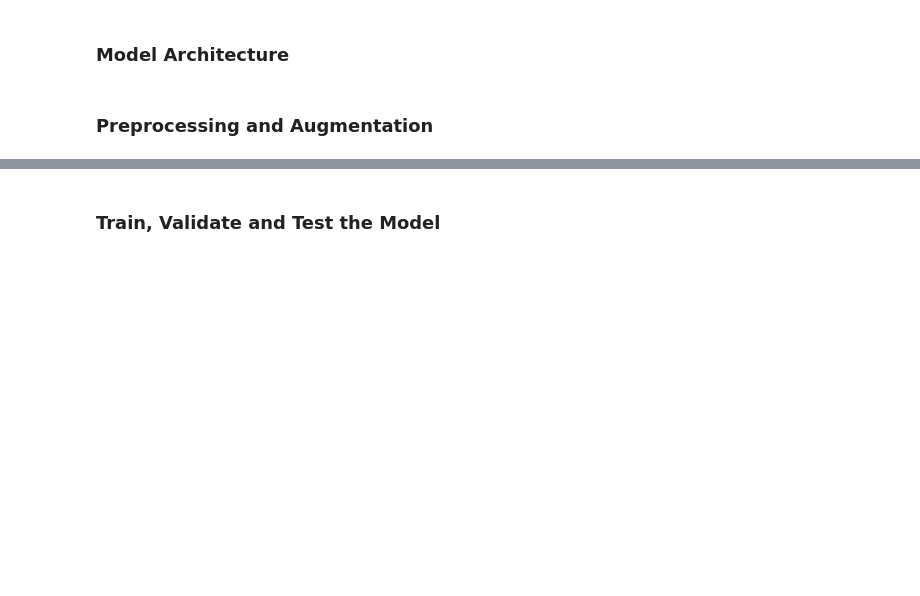
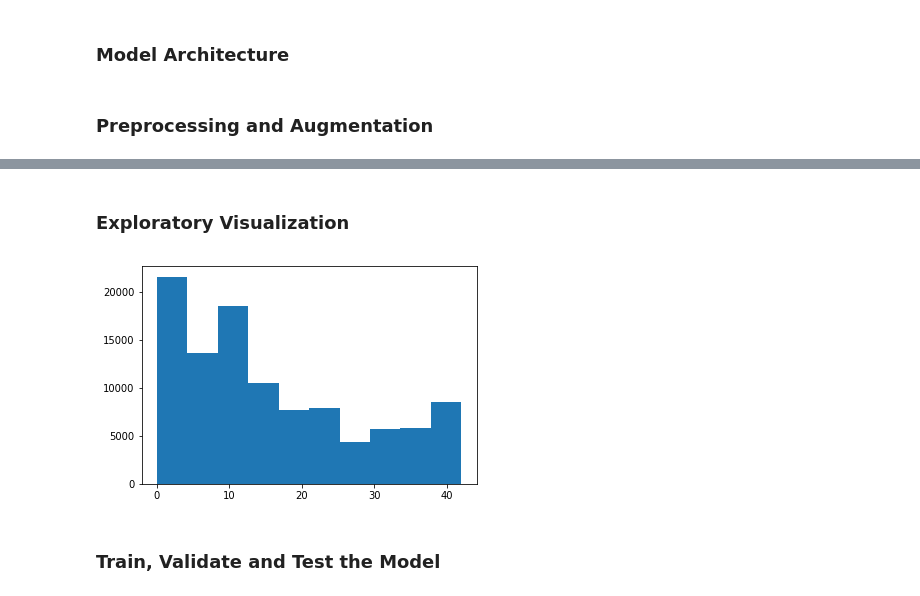
Before and after one commit to AhmedMYassin/Traffic-Sign-Classifier, a Jupyter notebook: Traffic_Sign_Classifier.ipynb, the cells around one changed output, grey strips where cells are left out. Drawn from its saved outputs; the diff is of its cells as text; code cells hidden in the pictures; blank space fills up the shorter version.

```diff
--- a/Traffic_Sign_Classifier.ipynb
+++ b/Traffic_Sign_Classifier.ipynb
@@ -206,3 +217,10 @@ X_train_pre, y_train_pre = transform_data(X_train_pre, y_train)
+# %% [markdown]
+### Exploratory Visualization
+# %%
+plt.hist(y_train_pre)
+plt.savefig('examples/plot_hist.png')
+# %% [output]
+[figure, added]
 # %%
 import tensorflow as tf
 
```
Also changed, not shown: parts of 7 cells of this notebook, 7 other files.
